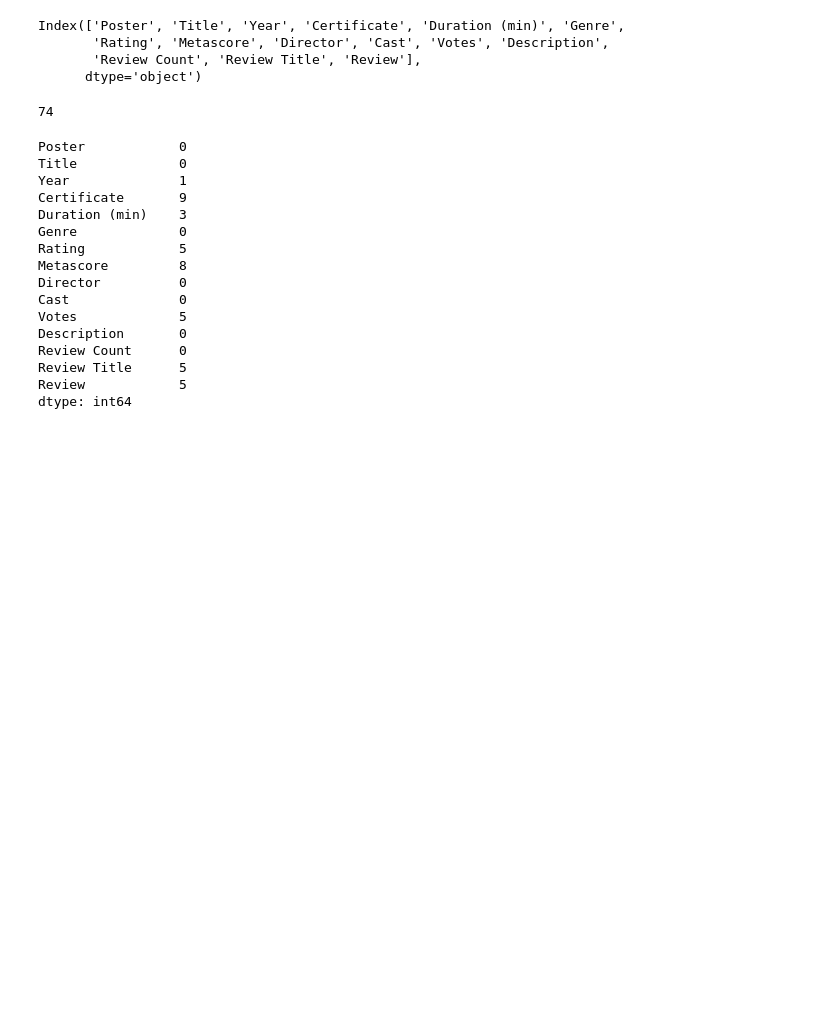
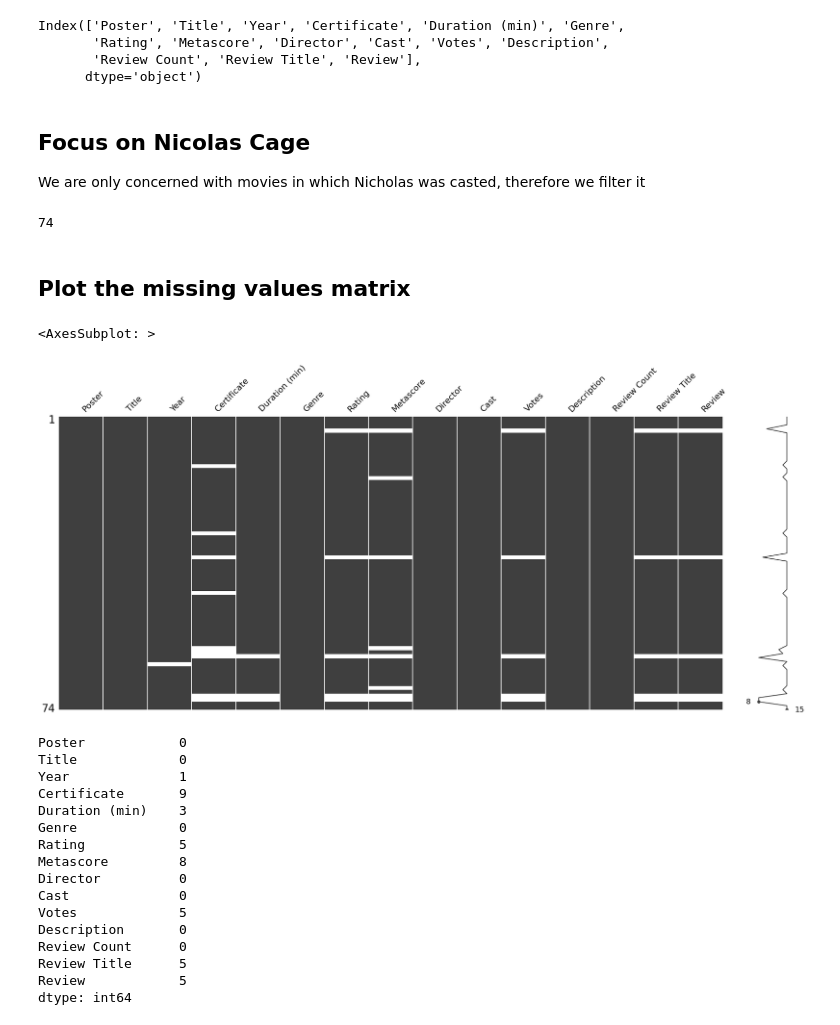
Before and after one commit to mirwisek/nicolascageFilmographyDashboard, a Jupyter notebook: data_exploration.ipynb, the cells around one changed output. Cells and saved outputs as stored; diff of their text form; code cells hidden in the pictures; blank space fills up the shorter version.

Commit message:
Built the dashbaord and added the data_exploration notebook

```diff
--- a/data_exploration.ipynb
+++ b/data_exploration.ipynb
@@ -10,11 +16,21 @@ Index(['Poster', 'Title', 'Year', 'Certificate', 'Duration (min)', 'Genre',
        'Rating', 'Metascore', 'Director', 'Cast', 'Votes', 'Description',
        'Review Count', 'Review Title', 'Review'],
       dtype='object')
+# %% [markdown]
+## Focus on Nicolas Cage
+We are only concerned with movies in which Nicholas was casted, therefore we filter it
 # %%
 filtered_data = data[data['Cast'].notna() & data['Cast'].str.contains('Nicolas Cage')]
 filtered_data.shape[0]
 # %% [output]
 74
+# %% [markdown]
+## Plot the missing values matrix
+# %%
+msno.matrix(filtered_data)
+# %% [output]
+<AxesSubplot: >
+[figure, added]
 # %%
 null_counts = filtered_data.isnull().sum()
 print(null_counts)
```
Also changed, not shown: parts of 18 cells of this notebook, 2 other files.
